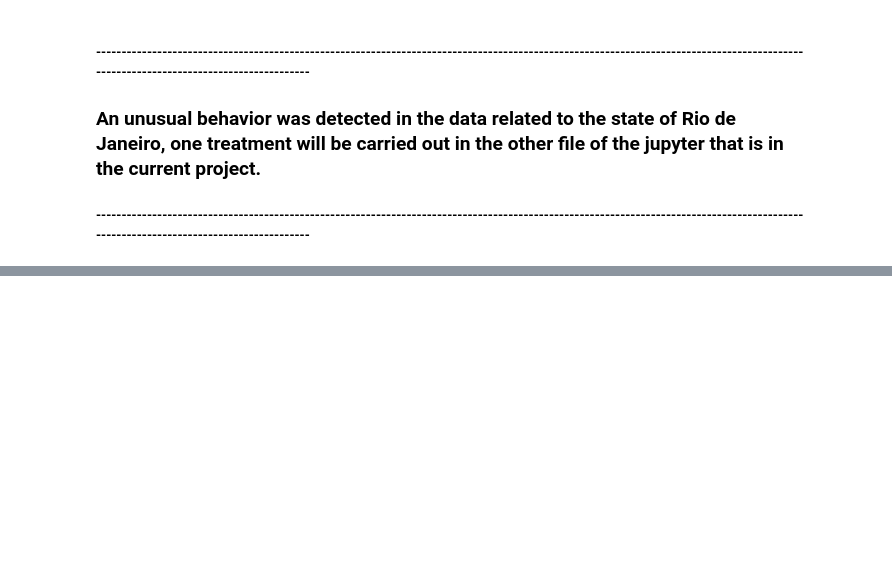
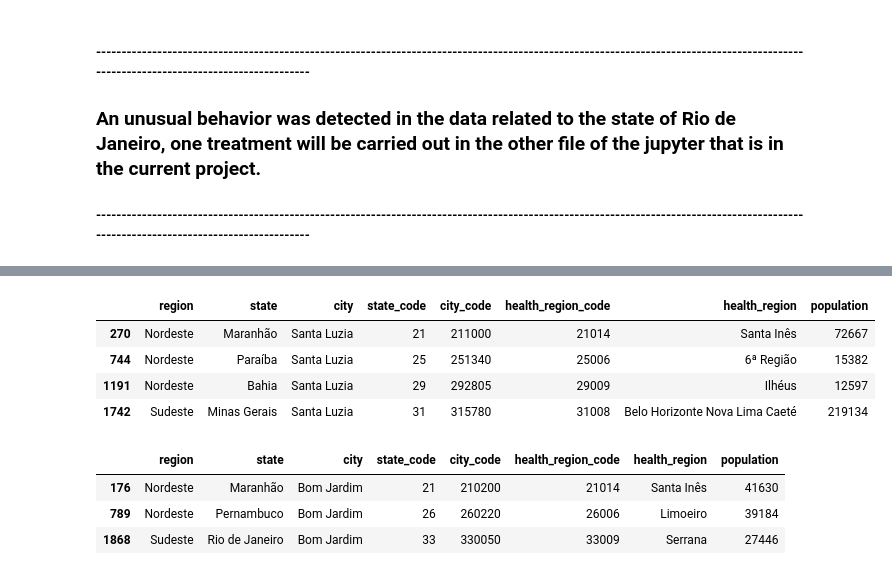
Before and after one commit to LuisFelipeTs/Data_Science_And_Analytics, a Jupyter notebook: Covid_Study(ML + SQL)/Data_Cleaning_&_analysing.ipynb, the cells around one changed output, grey strips where cells are left out. Cells and saved outputs as stored; diff of their text form; code cells hidden in the pictures; blank space fills up the shorter version.

```diff
--- a/Covid_Study(ML + SQL)/Data_Cleaning_&_analysing.ipynb
+++ b/Covid_Study(ML + SQL)/Data_Cleaning_&_analysing.ipynb
@@ -317,0 +388,15 @@ rio_data.describe()
+# %%
+db_population.loc[db_population['city'] == 'Santa Luzia']
+# %% [output]
+|  | region | state | city | state_code | city_code | health_region_code | health_region | population |
+| 270 | Nordeste | Maranhão | Santa Luzia | 21 | 211000 | 21014 | Santa Inês | 72667 |
+| 744 | Nordeste | Paraíba | Santa Luzia | 25 | 251340 | 25006 | 6ª Região | 15382 |
+| 1191 | Nordeste | Bahia | Santa Luzia | 29 | 292805 | 29009 | Ilhéus | 12597 |
+| 1742 | Sudeste | Minas Gerais | Santa Luzia | 31 | 315780 | 31008 | Belo Horizonte Nova Lima Caeté | 219134 |
+# %%
+db_population.loc[db_population['city'] == 'Bom Jardim']
+# %% [output]
+|  | region | state | city | state_code | city_code | health_region_code | health_region | population |
+| 176 | Nordeste | Maranhão | Bom Jardim | 21 | 210200 | 21014 | Santa Inês | 41630 |
+| 789 | Nordeste | Pernambuco | Bom Jardim | 26 | 260220 | 26006 | Limoeiro | 39184 |
+| 1868 | Sudeste | Rio de Janeiro | Bom Jardim | 33 | 330050 | 33009 | Serrana | 27446 |
```
Also changed, not shown: parts of 11 cells of this notebook.
